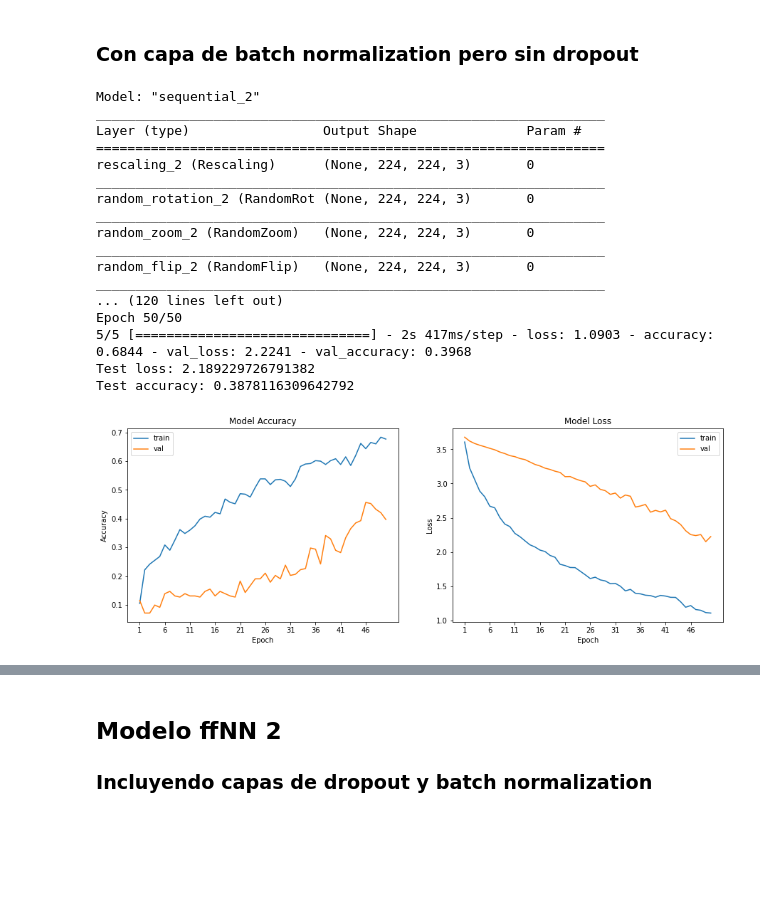
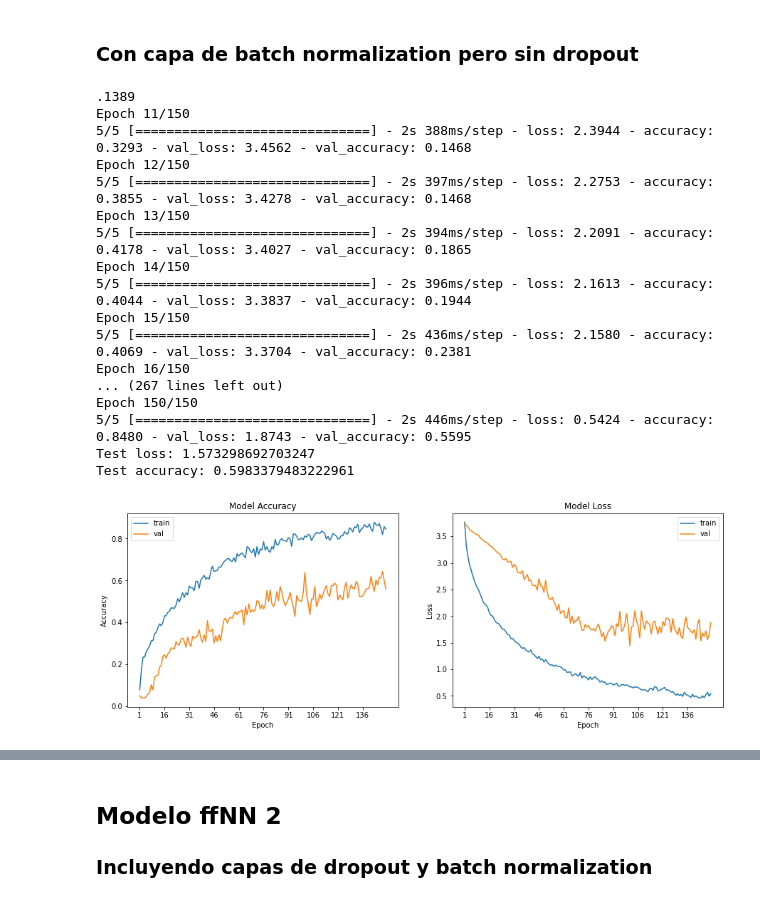
Before and after one commit to themrcesi/ComputerVision, a Jupyter notebook: Práctica4/senales_final.ipynb, the cells around one changed output, grey strips where cells are left out. Cells and saved outputs as stored; diff of their text form; code cells hidden in the pictures; blank space fills up the shorter version.

```diff
--- a/Práctica4/senales_final.ipynb
+++ b/Práctica4/senales_final.ipynb
@@ -395,37 +395,37 @@ Training MLP took 107.47399950027466 seconds
 # %%
 model = build_model_v1(dout=False)
 
 model.compile(optimizer='adam', loss='categorical_crossentropy', metrics=['accuracy'])
 model.summary()
 
 # Training
 import time
 start = time.time()
-history = model.fit(tr_signs, tr_labels, batch_size=128, epochs=50, verbose=1, validation_data=(va_signs, va_labels))
+history = model.fit(tr_signs, tr_labels, batch_size=128, epochs=150, verbose=1, validation_data=(va_signs, va_labels))
 end = time.time()
 
 loss, acc = model.evaluate(te_signs, te_labels, verbose=0)
 print('Test loss:', loss)
 print('Test accuracy:', acc)
 
 plot_model_history(history)
 print("Training MLP took " + str(end - start) + " seconds")
 # %% [output]
-Model: "sequential_2"
-_________________________________________________________________
-Layer (type)                 Output Shape              Param #
-=================================================================
-rescaling_2 (Rescaling)      (None, 224, 224, 3)       0
-_________________________________________________________________
-random_rotation_2 (RandomRot (None, 224, 224, 3)       0
-_________________________________________________________________
-random_zoom_2 (RandomZoom)   (None, 224, 224, 3)       0
-_________________________________________________________________
-random_flip_2 (RandomFlip)   (None, 224, 224, 3)       0
-_________________________________________________________________
-... (120 lines left out)
-Epoch 50/50
-5/5 [==============================] - 2s 417ms/step - loss: 1.0903 - accuracy: 0.6844 - val_loss: 2.2241 - val_accuracy: 0.3968
-Test loss: 2.189229726791382
-Test accuracy: 0.3878116309642792
+.1389
+Epoch 11/150
+5/5 [==============================] - 2s 388ms/step - loss: 2.3944 - accuracy: 0.3293 - val_loss: 3.4562 - val_accuracy: 0.1468
+Epoch 12/150
+5/5 [==============================] - 2s 397ms/step - loss: 2.2753 - accuracy: 0.3855 - val_loss: 3.4278 - val_accuracy: 0.1468
+Epoch 13/150
+5/5 [==============================] - 2s 394ms/step - loss: 2.2091 - accuracy: 0.4178 - val_loss: 3.4027 - val_accuracy: 0.1865
+Epoch 14/150
+5/5 [==============================] - 2s 396ms/step - loss: 2.1613 - accuracy: 0.4044 - val_loss: 3.3837 - val_accuracy: 0.1944
+Epoch 15/150
+5/5 [==============================] - 2s 436ms/step - loss: 2.1580 - accuracy: 0.4069 - val_loss: 3.3704 - val_accuracy: 0.2381
+Epoch 16/150
+... (267 lines left out)
+Epoch 150/150
+5/5 [==============================] - 2s 446ms/step - loss: 0.5424 - accuracy: 0.8480 - val_loss: 1.8743 - val_accuracy: 0.5595
+Test loss: 1.573298692703247
+Test accuracy: 0.5983379483222961
-[figure, old version]
+[figure, new version]
```
Also changed, not shown: parts of 12 cells of this notebook.
